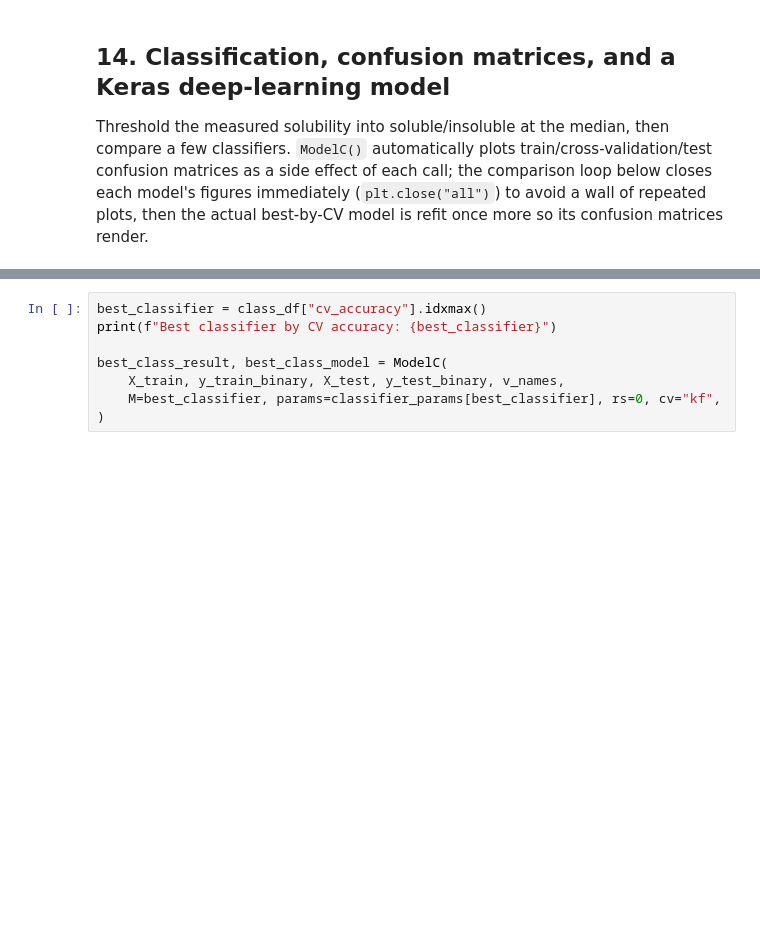
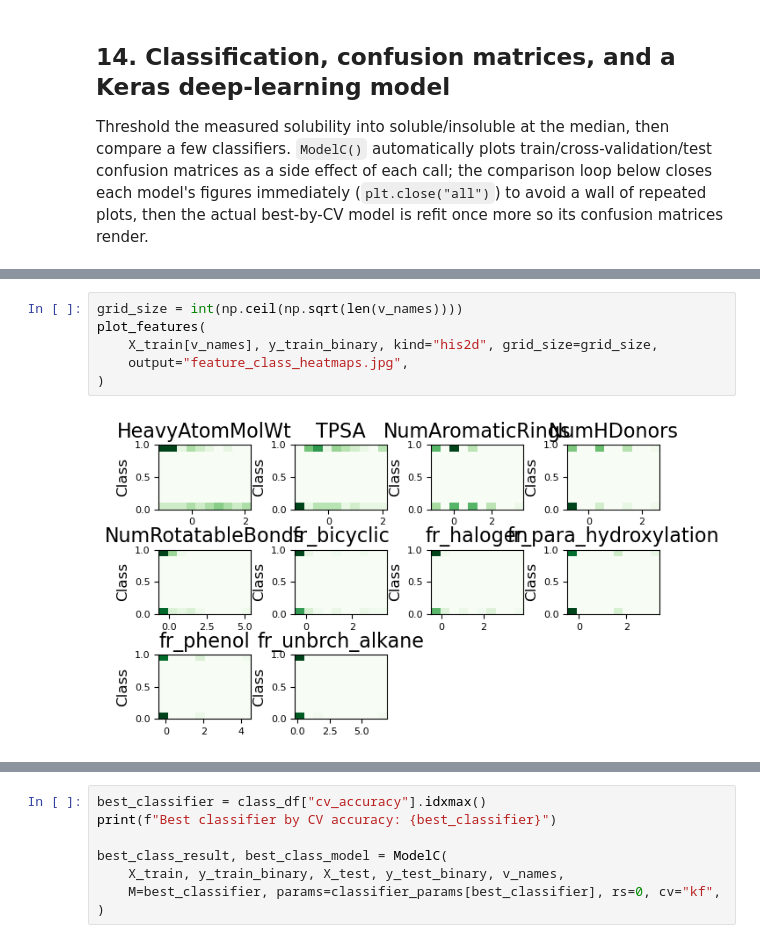
Before and after one commit to shamsaraj/mlmolprop, a Jupyter notebook: examples/quickstart.ipynb, the cells around one changed output, grey strips where cells are left out. Cells and saved outputs as stored; diff of their text form; blank space fills up the shorter version.

```diff
--- a/examples/quickstart.ipynb
+++ b/examples/quickstart.ipynb
@@ -546,0 +527,8 @@ class_df
+# %%
+grid_size = int(np.ceil(np.sqrt(len(v_names))))
+plot_features(
+    X_train[v_names], y_train_binary, kind="his2d", grid_size=grid_size,
+    output="feature_class_heatmaps.jpg",
+)
+# %% [output]
+[figure, added]
```
Also changed, not shown: parts of 5 cells of this notebook.
